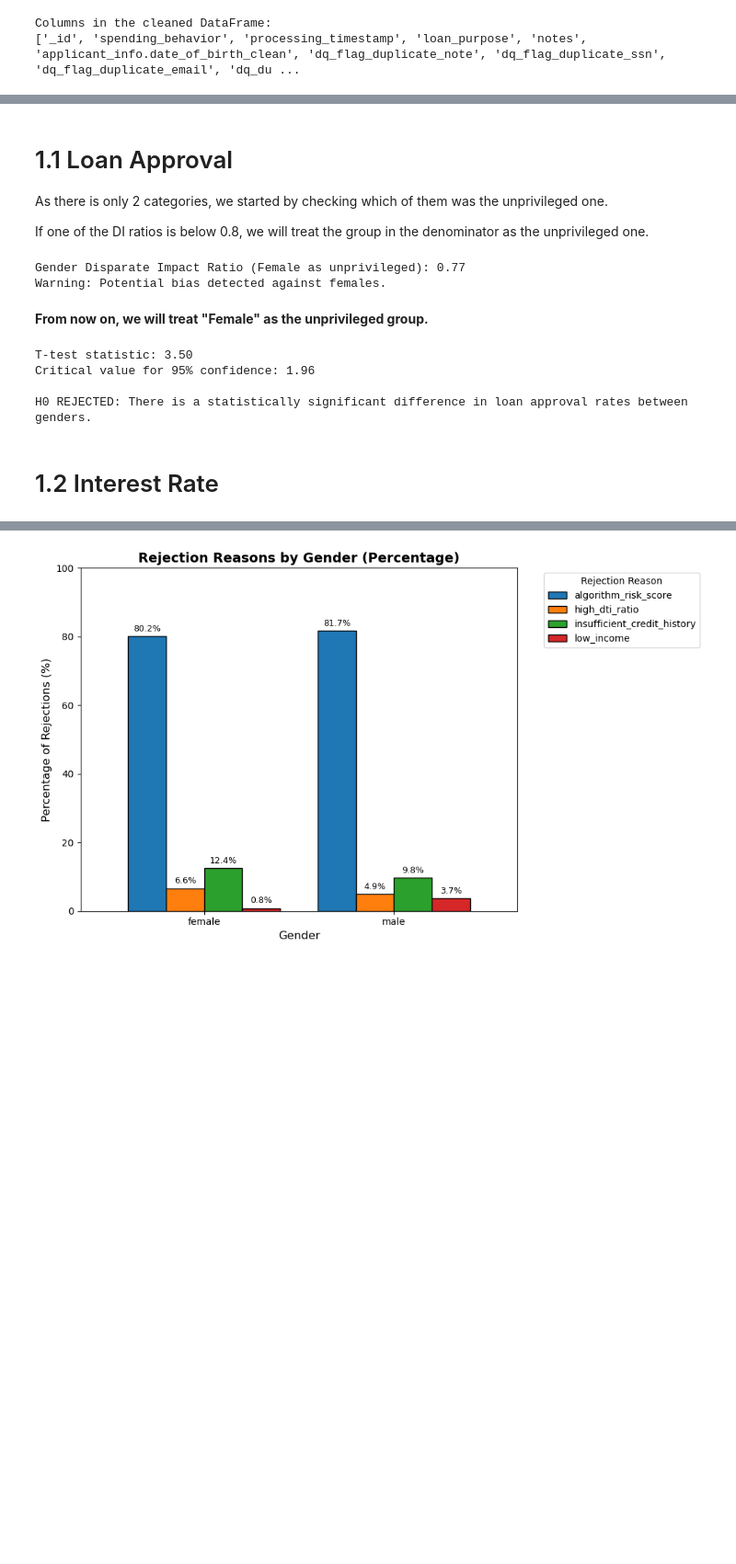
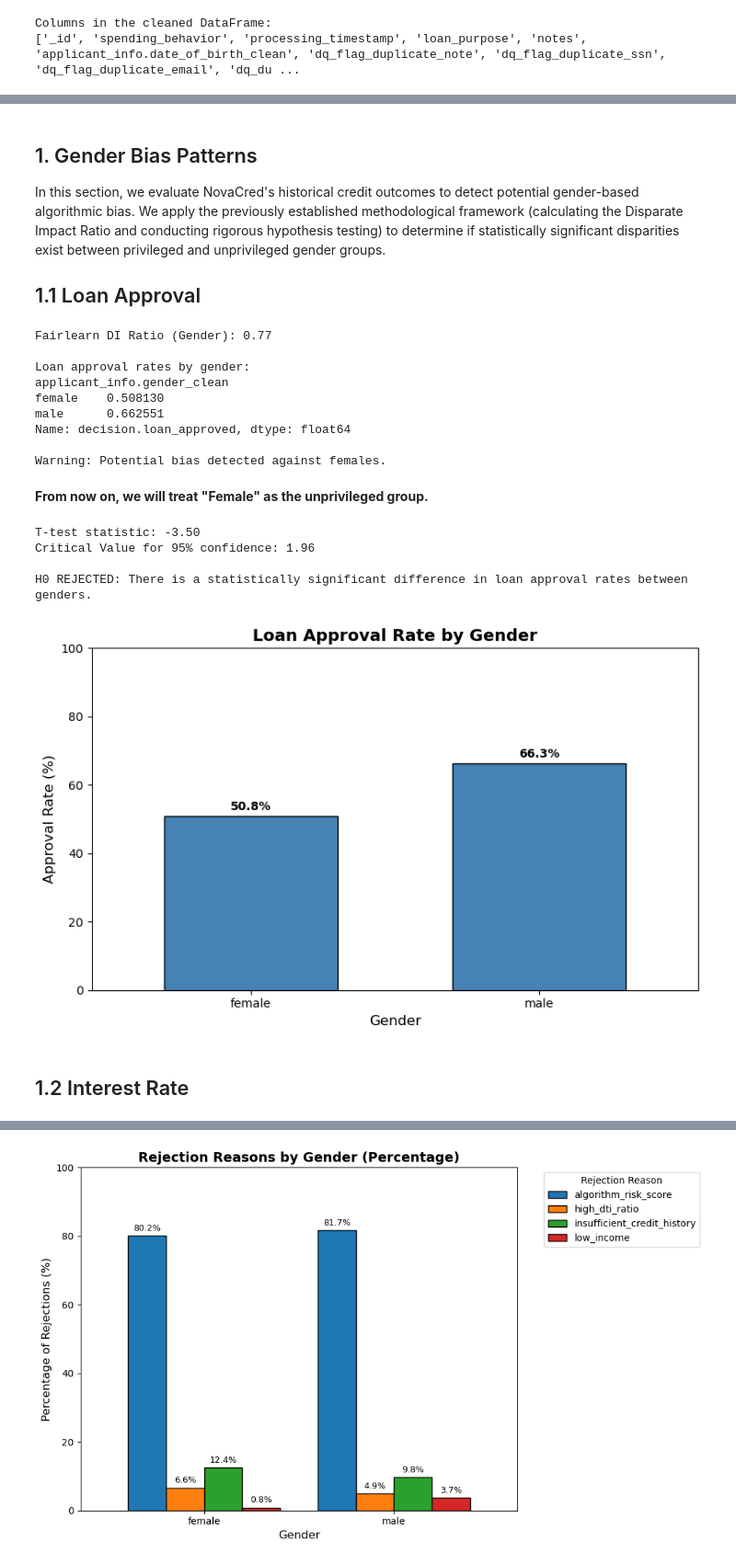
Before and after one commit to rafaelaacastro/dego_project_G4, a Jupyter notebook: notebooks/02-bias-analysis.ipynb, the cells around one changed output, grey strips where cells are left out. Shown at 92% size. Drawn from its saved outputs; the diff is of its cells as text; code cells hidden in the pictures; blank space fills up the shorter version.

Commit message:
Finalize the Bias & Fairness Analysis notebook

```diff
--- a/notebooks/02-bias-analysis.ipynb
+++ b/notebooks/02-bias-analysis.ipynb
@@ -74,25 +83,36 @@ $$t = \frac{\bar{x}_1 - \bar{x}_2}{\sqrt{\frac{s_1^2}{n_1} + \frac{s_2^2}{n_2}}}
 
 **Important Note:** It is standard practice to prioritize statistical testing if the DI flags potential bias ($DI < 0.8$). However, a $DI \ge 0.8$ does not mathematically guarantee the complete absence of discrimination; it simply means the disparity does not cross the standard regulatory threshold for *prima facie* adverse impact.
 # %% [markdown]
-# 1.1 Loan Approval
+## 1. Gender Bias Patterns
 
-As there is only 2 categories, we started by checking which of them was the unprivileged one.
+In this section, we evaluate NovaCred's historical credit outcomes to detect potential gender-based algorithmic bias. We apply the previously established methodological framework (calculating the Disparate Impact Ratio and conducting rigorous hypothesis testing) to determine if statistically significant disparities exist between privileged and unprivileged gender groups.
 
-If one of the DI ratios is below 0.8, we will treat the group in the denominator as the unprivileged one.
+## 1.1 Loan Approval
 # %%
-# Getting the needed elements of the Disparate Impact Ratio (DI)
-approved_by_gender = df_clean.groupby("applicant_info.gender_clean")["decision.loan_approved"]
-female_approved = approved_by_gender.mean().iloc[0]
-male_approved = approved_by_gender.mean().iloc[1]
+# Gender bias analysis using Fairlearn's demographic parity ratio
+gender_DI = demographic_parity_ratio(
+    y_true=df_clean['decision.loan_approved'],
+    y_pred=df_clean['decision.loan_approved'],
+    sensitive_features=df_clean['applicant_info.gender_clean']
+)
 
-# Getting the DI
-gender_DI = female_approved / male_approved if male_approved > 0 else 0
-print(f"\nGender Disparate Impact Ratio (Female as unprivileged): {gender_DI:.2f}")
+print(f"Fairlearn DI Ratio (Gender): {gender_DI:.2f}")
 
-if gender_DI < 0.8: print("Warning: Potential bias detected against females.")
-else:    print("No significant bias detected against females.")
+# To confirm it's female bias
+print("\nLoan approval rates by gender:")
+approved_by_gender = df_clean.groupby("applicant_info.gender_clean", observed=True)["decision.loan_approved"]
+print(approved_by_gender.mean())
+
+print("\nWarning: Potential bias detected against females.")
 # %% [output]
-Gender Disparate Impact Ratio (Female as unprivileged): 0.77
+Fairlearn DI Ratio (Gender): 0.77
+
+Loan approval rates by gender:
+applicant_info.gender_clean
+female    0.508130
+male      0.662551
+Name: decision.loan_approved, dtype: float64
+
 Warning: Potential bias detected against females.
 # %% [markdown]
 **From now on, we will treat "Female" as the unprivileged group.**
@@ -104,10 +124,10 @@ totals = approved_by_gender.count()
 std = approved_by_gender.std()
 
 # Elements for the t-test
-t_test = (means.iloc[1]-means.iloc[0]) / np.sqrt((std.iloc[0]**2 / totals.iloc[0]) + (std.iloc[1]**2 / totals.iloc[1])) if totals.iloc[0] > 0 and totals.iloc[1] > 0 else 0
+t_test = (means.iloc[0]-means.iloc[1]) / np.sqrt((std.iloc[0]**2 / totals.iloc[0]) + (std.iloc[1]**2 / totals.iloc[1])) if totals.iloc[0] > 0 and totals.iloc[1] > 0 else 0
 crtical_value = 1.96  # for a 95% confidence level
 print(f"\nT-test statistic: {t_test:.2f}")
-print(f"Critical value for 95% confidence: {crtical_value:.2f}\n")
+print(f"Critical Value for 95% confidence: {crtical_value:.2f}\n")
 
 # Conclusion of the t-test
 if abs(t_test) > crtical_value:
@@ -115,12 +135,35 @@ if abs(t_test) > crtical_value:
 else:
     print("H0 NOT REJECTED: The t-test does not indicate a statistically significant difference in loan approval rates between genders.")
 # %% [output]
-T-test statistic: 3.50
-Critical value for 95% confidence: 1.96
+T-test statistic: -3.50
+Critical Value for 95% confidence: 1.96
 
 H0 REJECTED: There is a statistically significant difference in loan approval rates between genders.
+# %%
+means = approved_by_gender.mean()
+# Convert means to percentages
+means_pct = means * 100
+
+# Creates the bar graph for approval rates by age group
+fig, ax = plt.subplots(figsize=(8, 5))
+means_pct.plot(kind='bar', ax=ax, color='steelblue', edgecolor='black', width=0.6)
+
+# Add percentage labels on top of each bar
+for c in ax.containers:
+    ax.bar_label(c, fmt='%.1f%%', label_type='edge', padding=3, fontsize=10, fontweight='bold')
+
+ax.set_title('Loan Approval Rate by Gender', fontsize=14, fontweight='bold')
+ax.set_xlabel('Gender', fontsize=12)
+ax.set_ylabel('Approval Rate (%)', fontsize=12)
+ax.set_ylim(0, 100) # Ensure y-axis scales up to 100%
+plt.xticks(rotation=0)
+
+plt.tight_layout()
+plt.show()
+# %% [output]
+[figure, added]
 # %% [markdown]
-# 1.2 Interest Rate
+## 1.2 Interest Rate
 # %%
 # Statistical test gender discrimination on interest rates
 # Basis for the test
```
Also changed, not shown: parts of 52 cells of this notebook.
